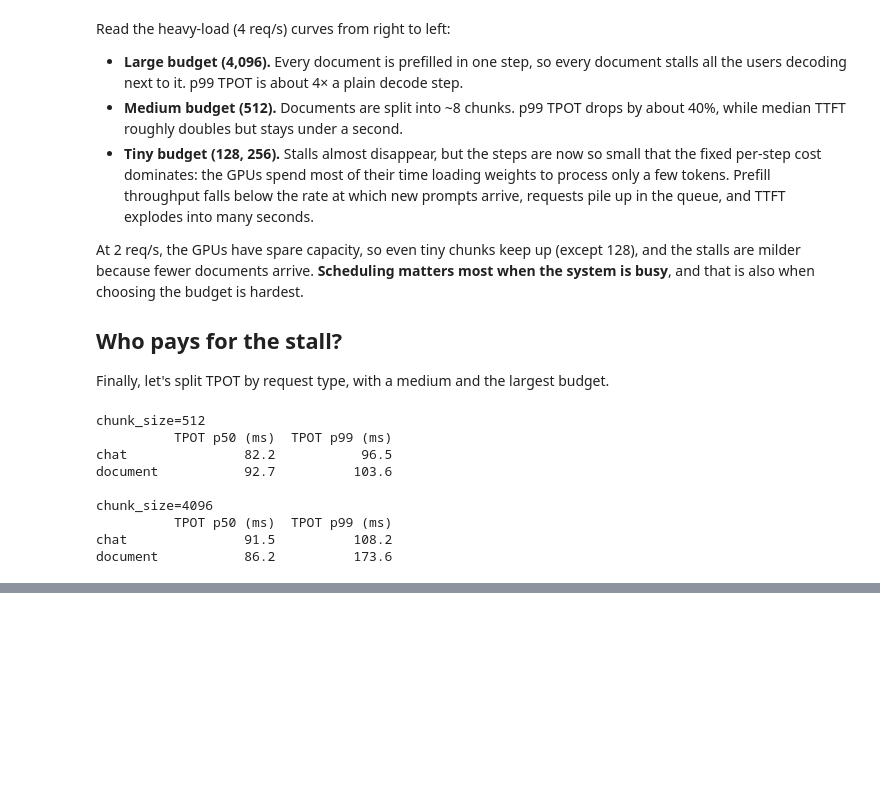
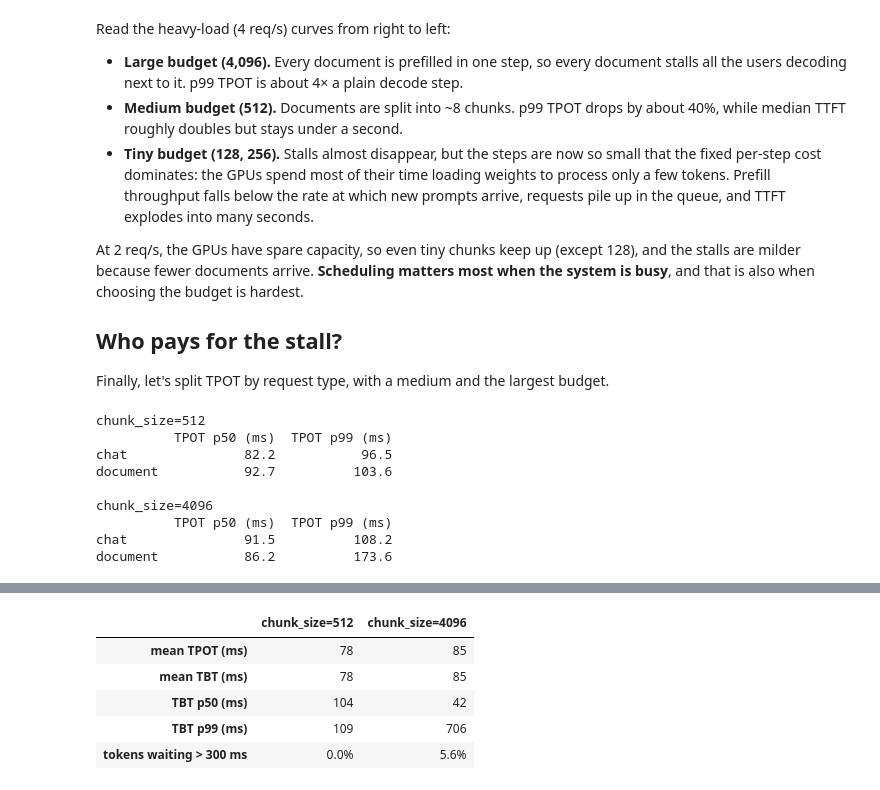
Before and after one commit to kwmaeng91/studying-llm-systems-without-gpus, a Jupyter notebook: docs/lectures/03-chunked-prefill.ipynb, the cells around one changed output, grey strips where cells are left out. Cells and saved outputs as stored; diff of their text form; code cells hidden in the pictures; blank space fills up the shorter version.

```diff
--- a/docs/lectures/03-chunked-prefill.ipynb
+++ b/docs/lectures/03-chunked-prefill.ipynb
@@ -579,0 +550,17 @@ Click an answer to check it. Wrong answers can be retried.
+# %%
+tbt = {c: np.repeat(r.steps["batch_execution_time"].values,
+                    r.steps["batch_num_decode_tokens"].values) for c, r in loaded.items()}
+pd.DataFrame({f"chunk_size={c}": {
+    "mean TPOT (ms)": round(1e3 * loaded[c].tpot.mean()),
+    "mean TBT (ms)": round(1e3 * x.mean()),
+    "TBT p50 (ms)": round(1e3 * np.percentile(x, 50)),
+    "TBT p99 (ms)": round(1e3 * np.percentile(x, 99)),
+    "tokens waiting > 300 ms": f"{(x > 0.3).mean():.1%}",
+} for c, x in tbt.items()})
+# %% [output]
+|  | chunk_size=512 | chunk_size=4096 |
+| mean TPOT (ms) | 78 | 85 |
+| mean TBT (ms) | 78 | 85 |
+| TBT p50 (ms) | 104 | 42 |
+| TBT p99 (ms) | 109 | 706 |
+| tokens waiting > 300 ms | 0.0% | 5.6% |
```
Also changed, not shown: parts of 5 cells of this notebook, 1 other file.
